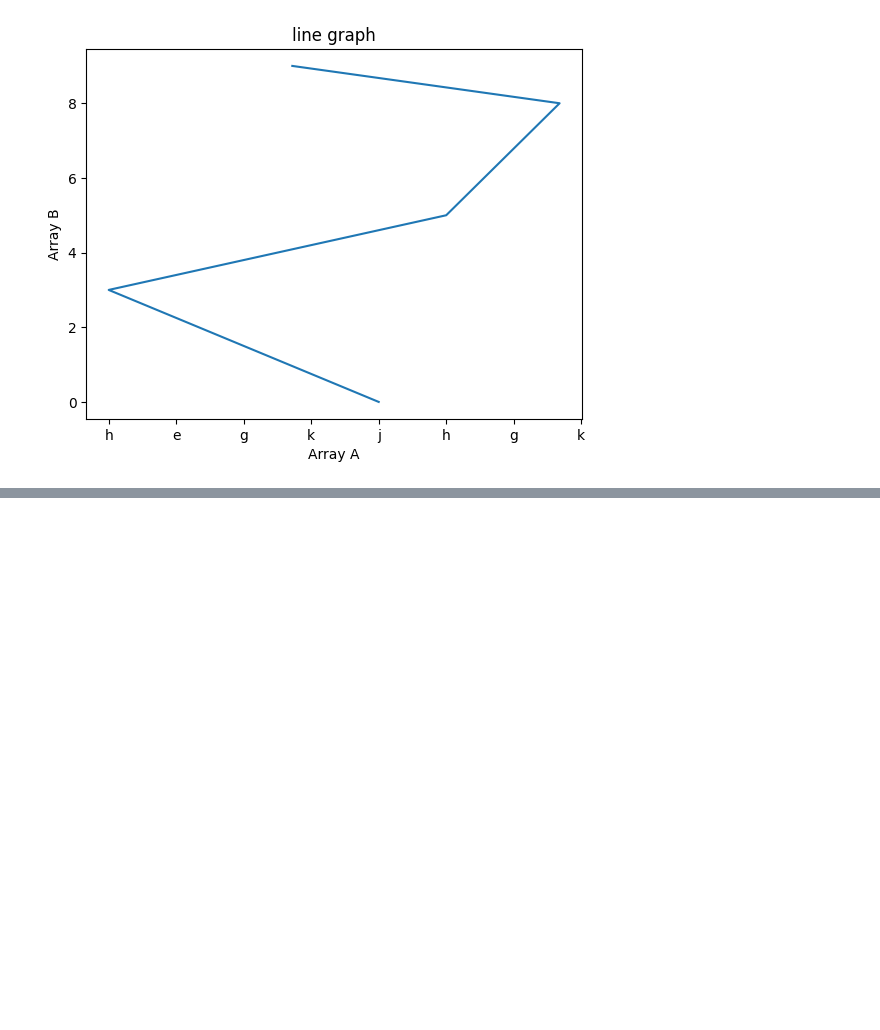
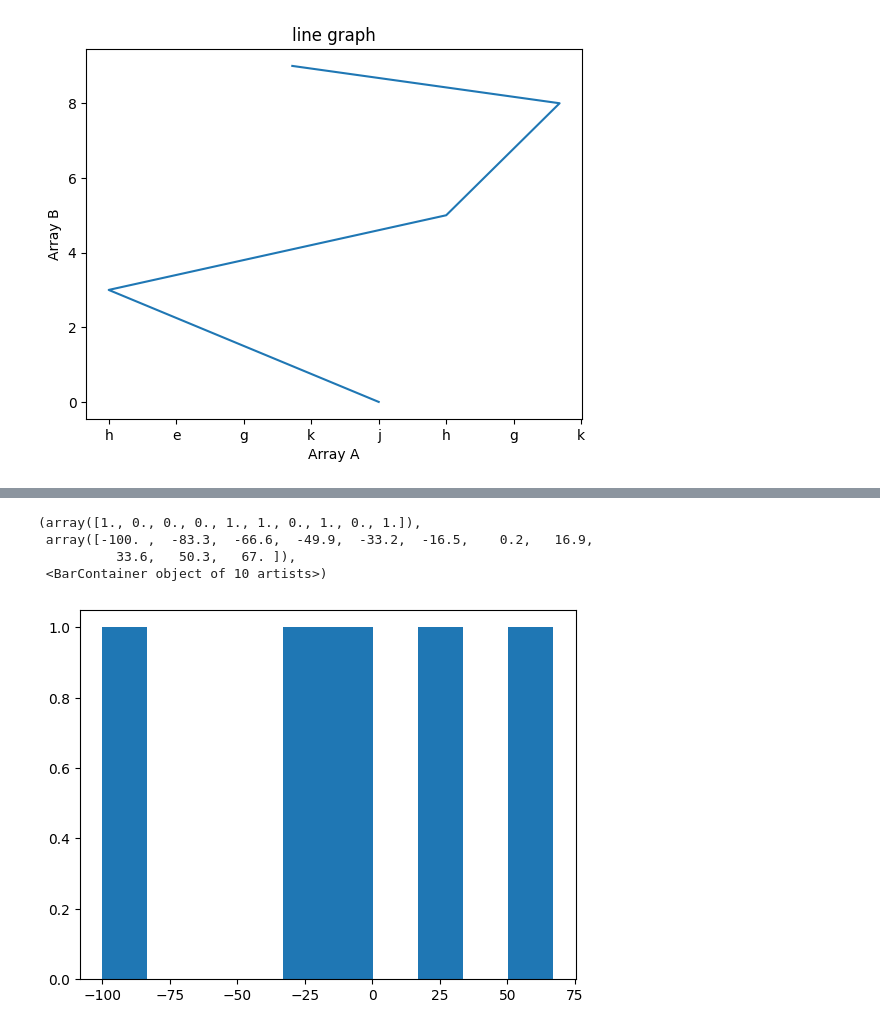
Before and after one commit to harsh24895/Sliceand3Darray, a Jupyter notebook: Matpotlib.ipynb, the cells around one changed output, grey strips where cells are left out. Drawn from its saved outputs; the diff is of its cells as text; code cells hidden in the pictures; blank space fills up the shorter version.

```diff
--- a/Matpotlib.ipynb
+++ b/Matpotlib.ipynb
@@ -50,0 +70,9 @@ plt.plot(a,b)
+# %%
+#another way to show the graph
+plt.hist(a)
+# %% [output]
+(array([1., 0., 0., 0., 1., 1., 0., 1., 0., 1.]),
+ array([-100. ,  -83.3,  -66.6,  -49.9,  -33.2,  -16.5,    0.2,   16.9,
+          33.6,   50.3,   67. ]),
+ <BarContainer object of 10 artists>)
+[figure, added]
```
Also changed, not shown: parts of 2 cells of this notebook.
